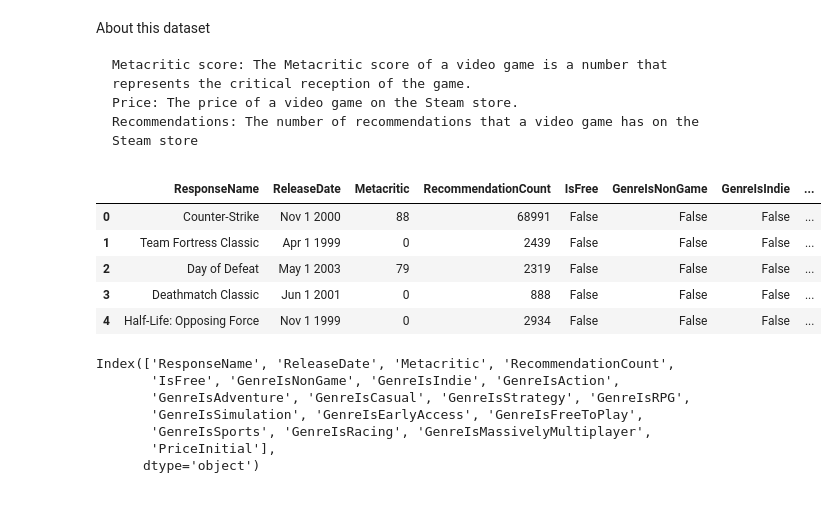
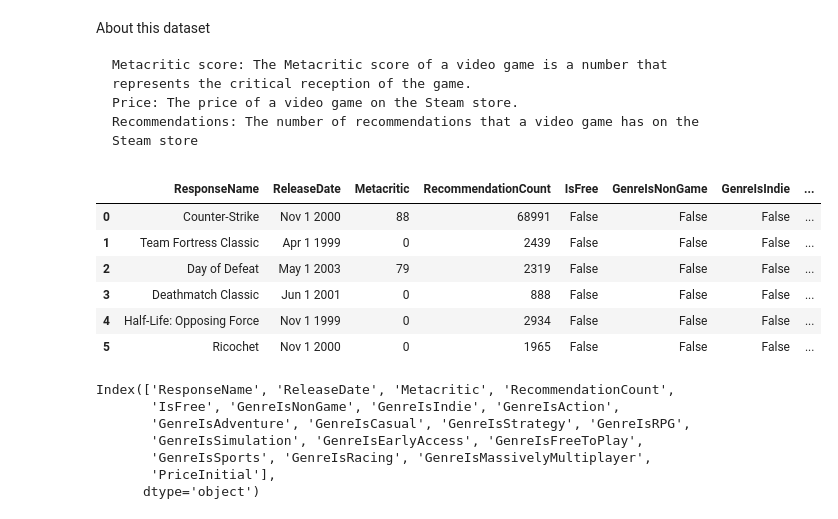
Before and after one commit to ijarpa/Data_Proyects, a Jupyter notebook: Games_features/games_EDA.ipynb, the cells around one changed output. Cells and saved outputs as stored; diff of their text form; code cells hidden in the pictures.

```diff
--- a/Games_features/games_EDA.ipynb
+++ b/Games_features/games_EDA.ipynb
@@ -11,14 +11,15 @@ import numpy as np
 import re
 # %%
 df = pd.read_csv('./games-features-edit.csv') #reading the file in the same folder
-df.head(5) #see what contains the file
+df.head(6) #see what contains the file
 # %% [output]
 |  | ResponseName | ReleaseDate | Metacritic | RecommendationCount | IsFree | GenreIsNonGame | GenreIsIndie | ... |
 | 0 | Counter-Strike | Nov 1 2000 | 88 | 68991 | False | False | False | ... |
 | 1 | Team Fortress Classic | Apr 1 1999 | 0 | 2439 | False | False | False | ... |
 | 2 | Day of Defeat | May 1 2003 | 79 | 2319 | False | False | False | ... |
 | 3 | Deathmatch Classic | Jun 1 2001 | 0 | 888 | False | False | False | ... |
 | 4 | Half-Life: Opposing Force | Nov 1 1999 | 0 | 2934 | False | False | False | ... |
+| 5 | Ricochet | Nov 1 2000 | 0 | 1965 | False | False | False | ... |
 # %%
 df.columns
 # %% [output]
```
